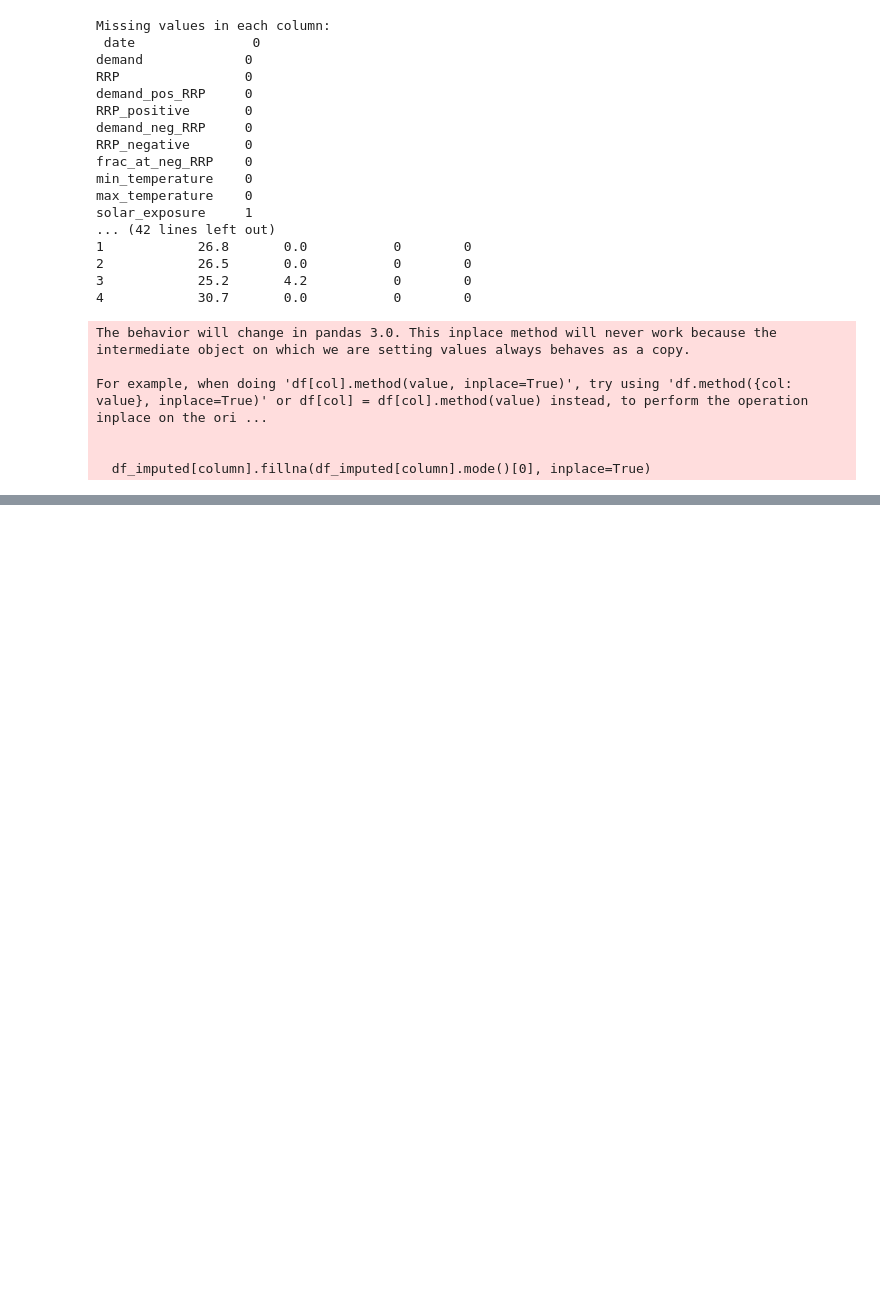
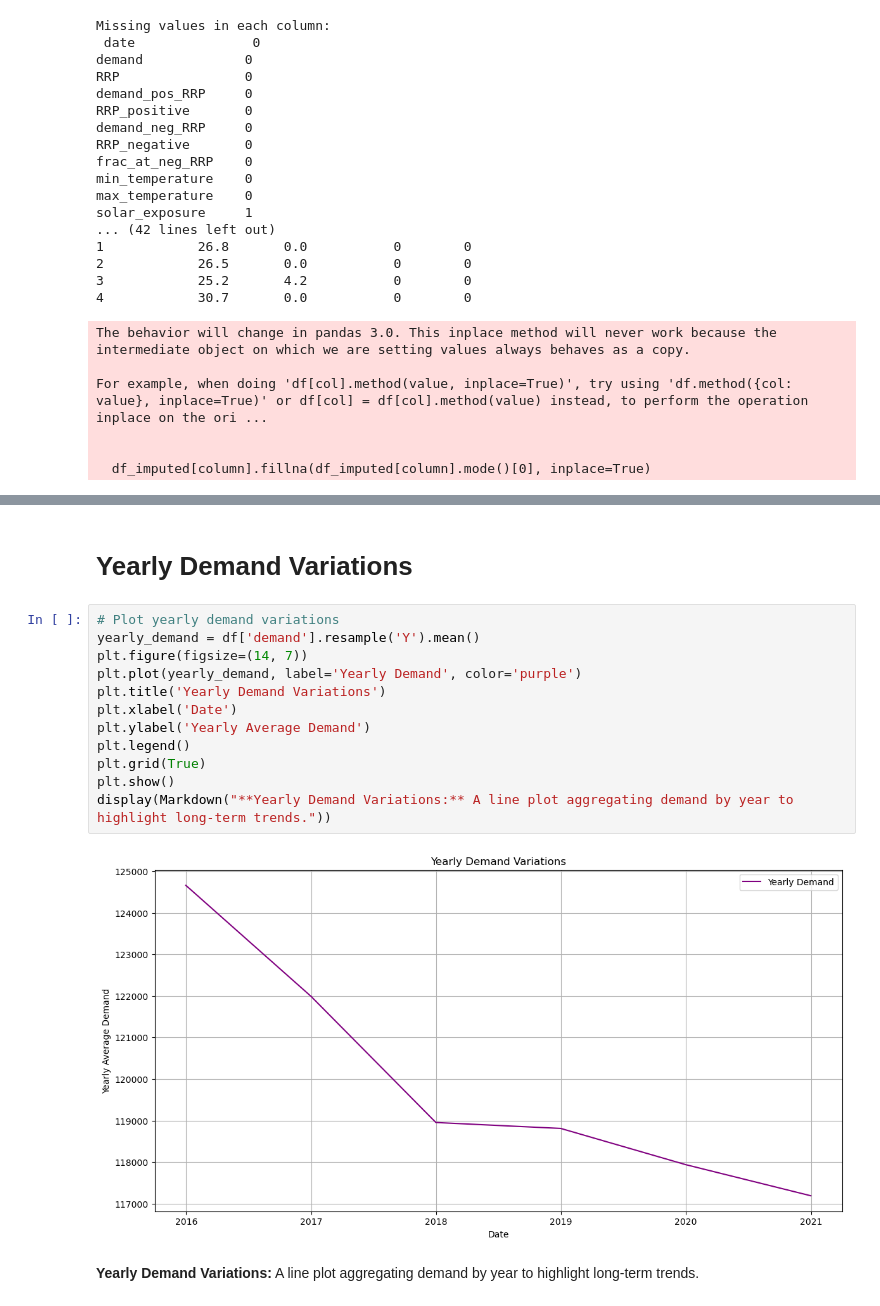
Before and after one commit to sainath9392/Electricity_Demand-and_Price_ForecastingInfosys_Internship_Oct2025, a Jupyter notebook: main.ipynb, the cells around one changed output, grey strips where cells are left out. Saved outputs shown, nothing was run; the diff lists cells and outputs as text; blank space fills up the shorter version.

```diff
--- a/main.ipynb
+++ b/main.ipynb
@@ -97,0 +148,17 @@ For example, when doing 'df[col].method(value, inplace=True)', try using 'df.met
+# %% [markdown]
+# Yearly Demand Variations
+# %%
+# Plot yearly demand variations
+yearly_demand = df['demand'].resample('Y').mean()
+plt.figure(figsize=(14, 7))
+plt.plot(yearly_demand, label='Yearly Demand', color='purple')
+plt.title('Yearly Demand Variations')
+plt.xlabel('Date')
+plt.ylabel('Yearly Average Demand')
+plt.legend()
+plt.grid(True)
+plt.show()
+display(Markdown("**Yearly Demand Variations:** A line plot aggregating demand by year to highlight long-term trends."))
+# %% [output]
+[figure, added]
+**Yearly Demand Variations:** A line plot aggregating demand by year to highlight long-term trends.
```
Also changed, not shown: parts of 10 cells of this notebook.
